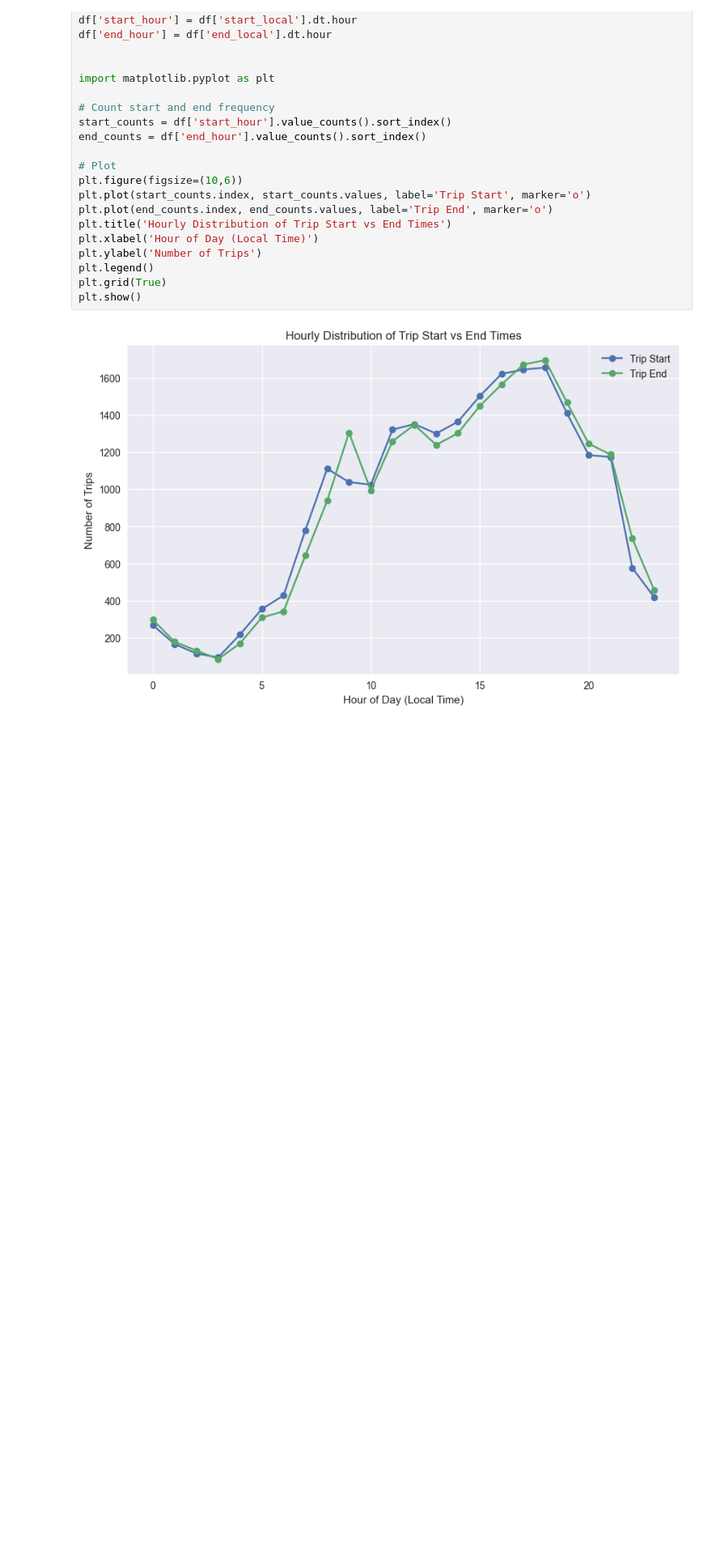
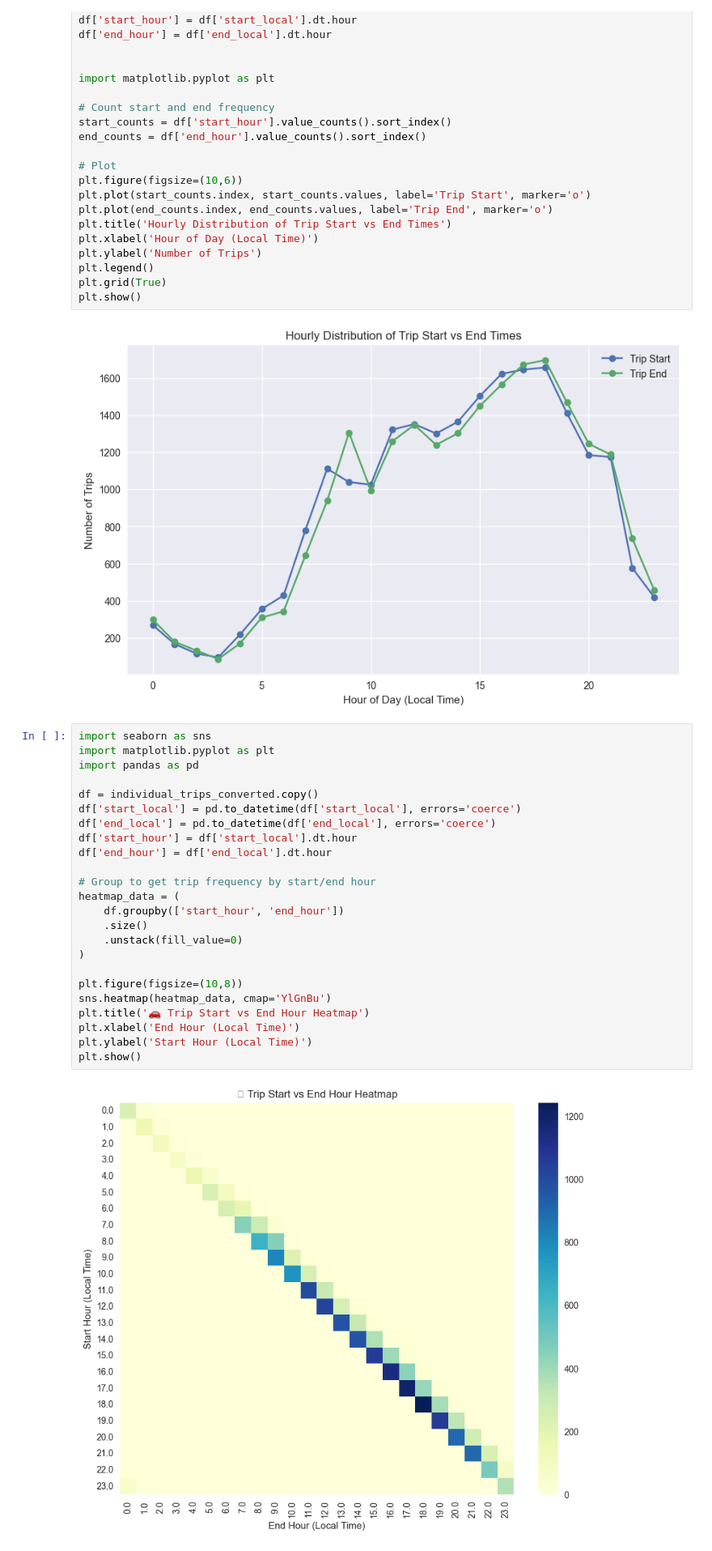
Before and after one commit to ZEVA-Global-Inc/ZEVA_data_storytelling, a Jupyter notebook: zeva_storytelling.ipynb, the cells around one changed output. Shown at 81% size. Drawn from its saved outputs; the diff is of its cells as text; blank space fills up the shorter version.

Commit message:
Add the heatmap for daily trips

```diff
--- a/zeva_storytelling.ipynb
+++ b/zeva_storytelling.ipynb
@@ -1408,3 +1408,29 @@ plt.grid(True)
 plt.show()
 # %% [output]
 [figure]
+# %%
+import seaborn as sns
+import matplotlib.pyplot as plt
+import pandas as pd
+
+df = individual_trips_converted.copy()
+df['start_local'] = pd.to_datetime(df['start_local'], errors='coerce')
+df['end_local'] = pd.to_datetime(df['end_local'], errors='coerce')
+df['start_hour'] = df['start_local'].dt.hour
+df['end_hour'] = df['end_local'].dt.hour
+
+# Group to get trip frequency by start/end hour
+heatmap_data = (
+    df.groupby(['start_hour', 'end_hour'])
+    .size()
+    .unstack(fill_value=0)
+)
+
+plt.figure(figsize=(10,8))
+sns.heatmap(heatmap_data, cmap='YlGnBu')
+plt.title('🚗 Trip Start vs End Hour Heatmap')
+plt.xlabel('End Hour (Local Time)')
+plt.ylabel('Start Hour (Local Time)')
+plt.show()
+# %% [output]
+[figure, added]
```
Also changed, not shown: parts of 2 cells of this notebook.
